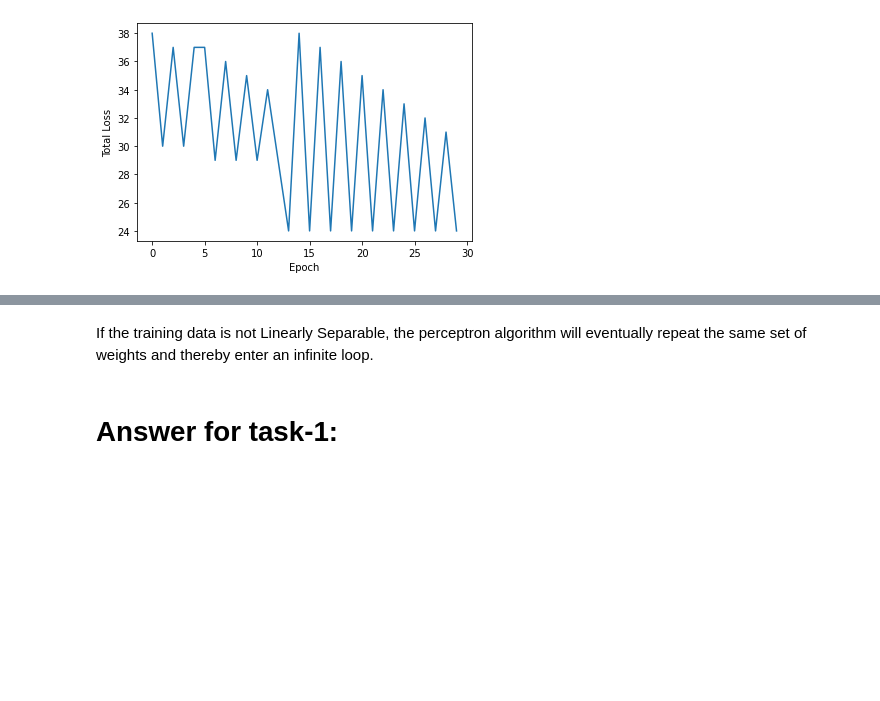
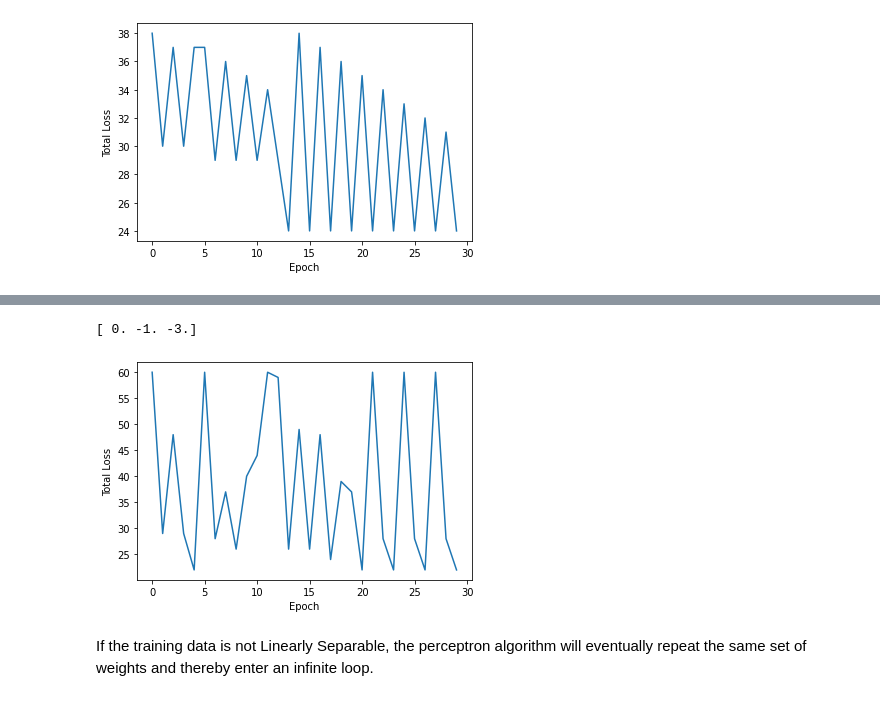
Before and after one commit to Bhogeswarabhogi/Assisment, a Jupyter notebook: FMML_Module4_Lab1.ipynb, the cells around one changed output, grey strips where cells are left out. Cells and saved outputs as stored; diff of their text form; code cells hidden in the pictures; blank space fills up the shorter version.

```diff
--- a/FMML_Module4_Lab1.ipynb
+++ b/FMML_Module4_Lab1.ipynb
@@ -153,4 +233,17 @@ print(perceptron_algo_plot(X, y))
+# %%
+X = np.array([
+    [-2, 4, -1],
+    [4, 3, -1],
+    [-1, 3, -1],
+    [2, 4, -1],
+    [4, 2, -1],
+    [-3, 2, -1],
+    [2, 4, -1],
+])
+y = np.array([1,-1,-1,1,1,1,-1])
+print(perceptron_algo_plot(X, y))
+# %% [output]
+[ 0. -1. -3.]
+[figure, added]
 # %% [markdown]
 If the training data is not Linearly Separable, the perceptron algorithm will eventually repeat the same set of weights and thereby enter an infinite loop.
-# %% [markdown]
-# **Answer for task-1:**
```
Also changed, not shown: parts of 19 cells of this notebook.
